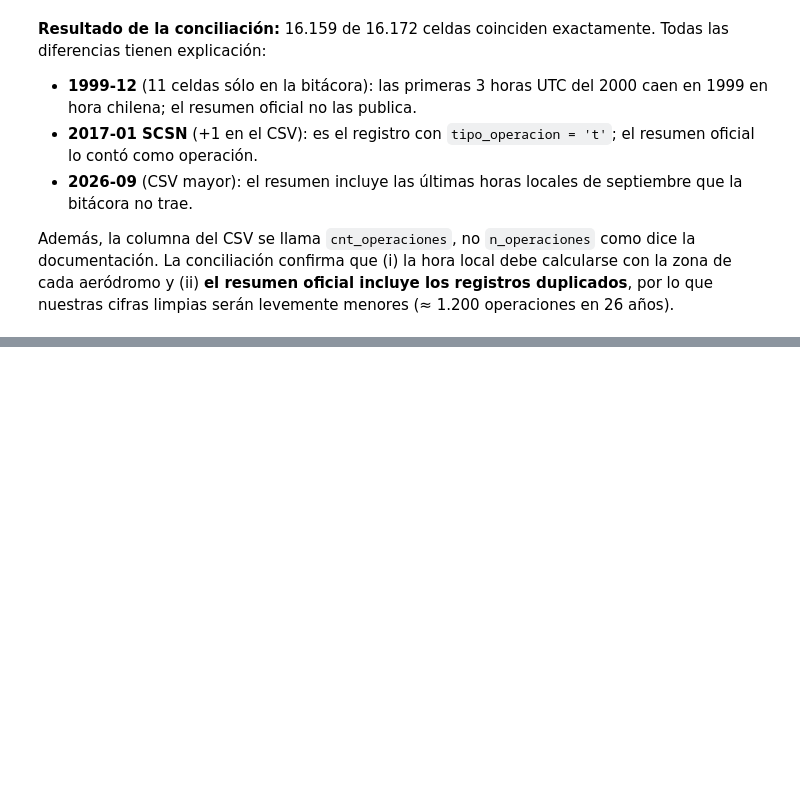
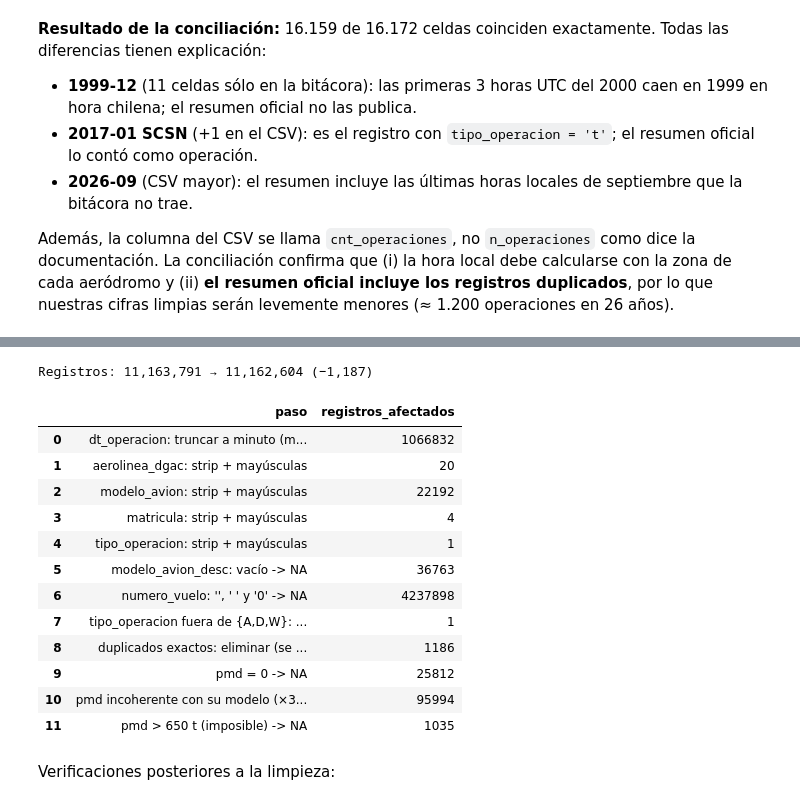
Before and after one commit to Gaboto1/visualizacion-transporte-rojas-gabriel, a Jupyter notebook: notebooks/evaluacion02.ipynb, the cells around one changed output, grey strips where cells are left out. Saved outputs shown, nothing was run; the diff lists cells and outputs as text; code cells hidden in the pictures; blank space fills up the shorter version.

```diff
--- a/notebooks/evaluacion02.ipynb
+++ b/notebooks/evaluacion02.ipynb
@@ -616,0 +681,24 @@ Además, la columna del CSV se llama `cnt_operaciones`, no `n_operaciones` como
+# %%
+log_limpieza = []
+limpio = prep.limpiar(raw, log_limpieza)
+log_limpieza = pd.DataFrame(log_limpieza)
+log_limpieza.to_csv(PROCESSED / "log_limpieza.csv", index=False)
+print(f"Registros: {len(raw):,} → {len(limpio):,} (−{len(raw)-len(limpio):,})")
+log_limpieza
+# %% [output]
+Registros: 11,163,791 → 11,162,604 (−1,187)
+|  | paso | registros_afectados |
+| 0 | dt_operacion: truncar a minuto (m... | 1066832 |
+| 1 | aerolinea_dgac: strip + mayúsculas | 20 |
+| 2 | modelo_avion: strip + mayúsculas | 22192 |
+| 3 | matricula: strip + mayúsculas | 4 |
+| 4 | tipo_operacion: strip + mayúsculas | 1 |
+| 5 | modelo_avion_desc: vacío -> NA | 36763 |
+| 6 | numero_vuelo: '', ' ' y '0' -> NA | 4237898 |
+| 7 | tipo_operacion fuera de {A,D,W}: ... | 1 |
+| 8 | duplicados exactos: eliminar (se ... | 1186 |
+| 9 | pmd = 0 -> NA | 25812 |
+| 10 | pmd incoherente con su modelo (×3... | 95994 |
+| 11 | pmd > 650 t (imposible) -> NA | 1035 |
+# %% [markdown]
+Verificaciones posteriores a la limpieza:
```
Also changed, not shown: parts of 12 cells of this notebook, 1 other file.
